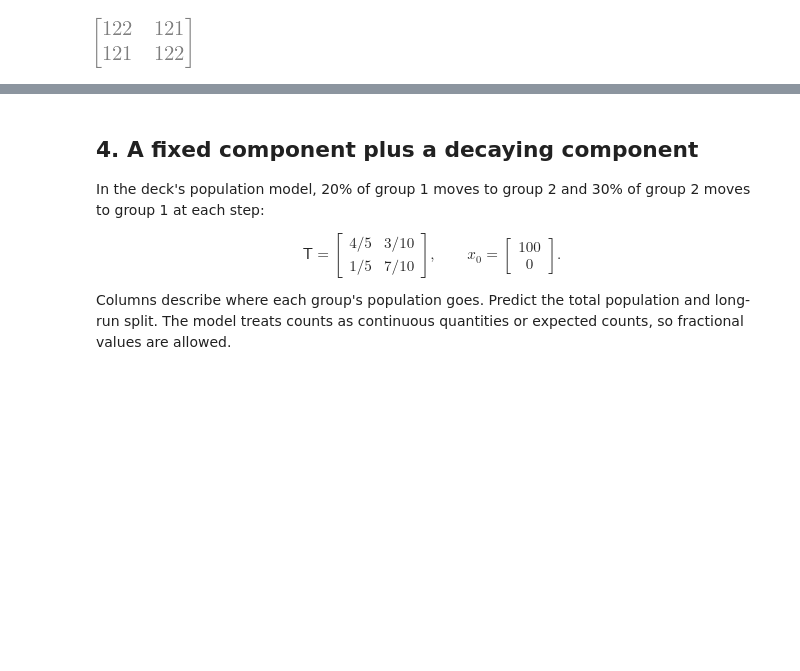
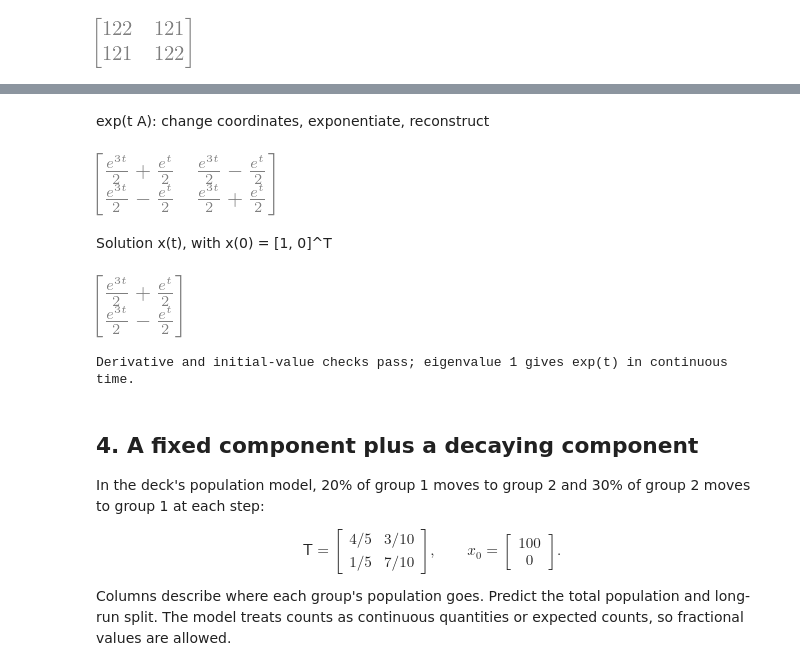
Before and after one commit to fjhickernell/MATH332Fall2026, a Jupyter notebook: notebooks/demonstrations/09-eigenvalues-and-eigenvectors.ipynb, the cells around one changed output, grey strips where cells are left out. Saved outputs shown, nothing was run; the diff lists cells and outputs as text; code cells hidden in the pictures; blank space fills up the shorter version.

```diff
--- a/notebooks/demonstrations/09-eigenvalues-and-eigenvectors.ipynb
+++ b/notebooks/demonstrations/09-eigenvalues-and-eigenvectors.ipynb
@@ -228,3 +271,30 @@ A^5 from independent scalar powers
+# %%
+t = sp.symbols("t", real=True)
+E = sp.expand(V*sp.diag(sp.exp(3*t), sp.exp(t))*V.inv())
+expected_E = Matrix([[sp.exp(3*t)+sp.exp(t), sp.exp(3*t)-sp.exp(t)],
+                     [sp.exp(3*t)-sp.exp(t), sp.exp(3*t)+sp.exp(t)]])/2
+assert sp.simplify(E-expected_E) == sp.zeros(2)
+assert sp.simplify((t*A).exp()-E) == sp.zeros(2)
+assert sp.simplify(E.diff(t)-A*E) == sp.zeros(2)
+assert E.subs(t, 0) == sp.eye(2)
+show("exp(t A): change coordinates, exponentiate, reconstruct", E)
+
+initial = Matrix([1, 0])
+x_continuous = sp.expand(E*initial)
+expected_solution = Matrix([sp.exp(3*t)+sp.exp(t), sp.exp(3*t)-sp.exp(t)])/2
+assert sp.simplify(x_continuous-expected_solution) == sp.zeros(2, 1)
+assert sp.simplify(x_continuous.diff(t)-A*x_continuous) == sp.zeros(2, 1)
+assert x_continuous.subs(t, 0) == initial
+assert sp.simplify(E*v2-sp.exp(t)*v2) == sp.zeros(2, 1)
+assert A*v2 == v2
+show("Solution x(t), with x(0) = [1, 0]^T", x_continuous)
+print("Derivative and initial-value checks pass; eigenvalue 1 gives exp(t) in continuous time.")
+# %% [output]
+exp(t A): change coordinates, exponentiate, reconstruct
+[figure, added]
+Solution x(t), with x(0) = [1, 0]^T
+[figure, added]
+Derivative and initial-value checks pass; eigenvalue 1 gives exp(t) in continuous time.
 # %% [markdown]
 ## 4. A fixed component plus a decaying component
 
```
Also changed, not shown: parts of 6 cells of this notebook, 8 other files.
